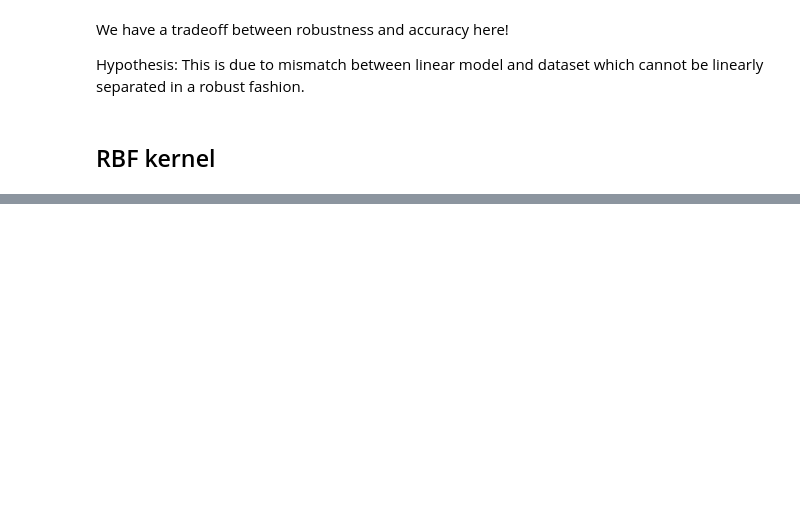
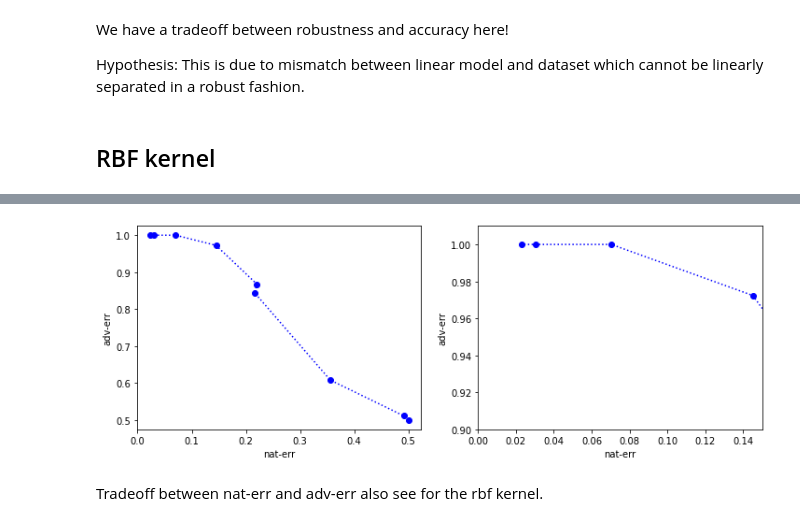
Before and after one commit to GilgameshxZero/adversarial-ntks, a Jupyter notebook: notebooks/svm/svm-tradeoff.ipynb, the cells around one changed output, grey strips where cells are left out. Drawn from its saved outputs; the diff is of its cells as text; code cells hidden in the pictures; blank space fills up the shorter version.

Commit message:
Add rbf tradeoff experiments

```diff
--- a/notebooks/svm/svm-tradeoff.ipynb
+++ b/notebooks/svm/svm-tradeoff.ipynb
@@ -230,0 +287,28 @@ which cannot be linearly separated in a robust fashion.
+# %%
+def main_plot():
+    acc_tests = []
+    acc_tests_pgd = []
+    for res_dict in RESULTS["svm-rbf"]:
+        acc_tests.append(sum(res_dict["accs_test"]) / 2.0)
+        acc_tests_pgd.append(sum(res_dict["accs_test_pgd"]) / 2.0)
+
+    acc_tests = np.array(acc_tests)
+    acc_tests_pgd = np.array(acc_tests_pgd)
+
+    plt.plot(1 - acc_tests, 1 - acc_tests_pgd, 'bo:')
+    plt.xlabel("nat-err");
+    plt.ylabel("adv-err");
+
+plt.figure(figsize=(12, 4))
+
+plt.subplot(1, 2, 1)
+main_plot()
+
+plt.subplot(1, 2, 2)
+main_plot()
+plt.xlim(0, 0.15);
+plt.ylim(0.9, 1.01);
+# %% [output]
+[figure, added]
+# %% [markdown]
+Tradeoff between nat-err and adv-err also see for the rbf kernel.
```
Also changed, not shown: parts of 9 cells of this notebook.
